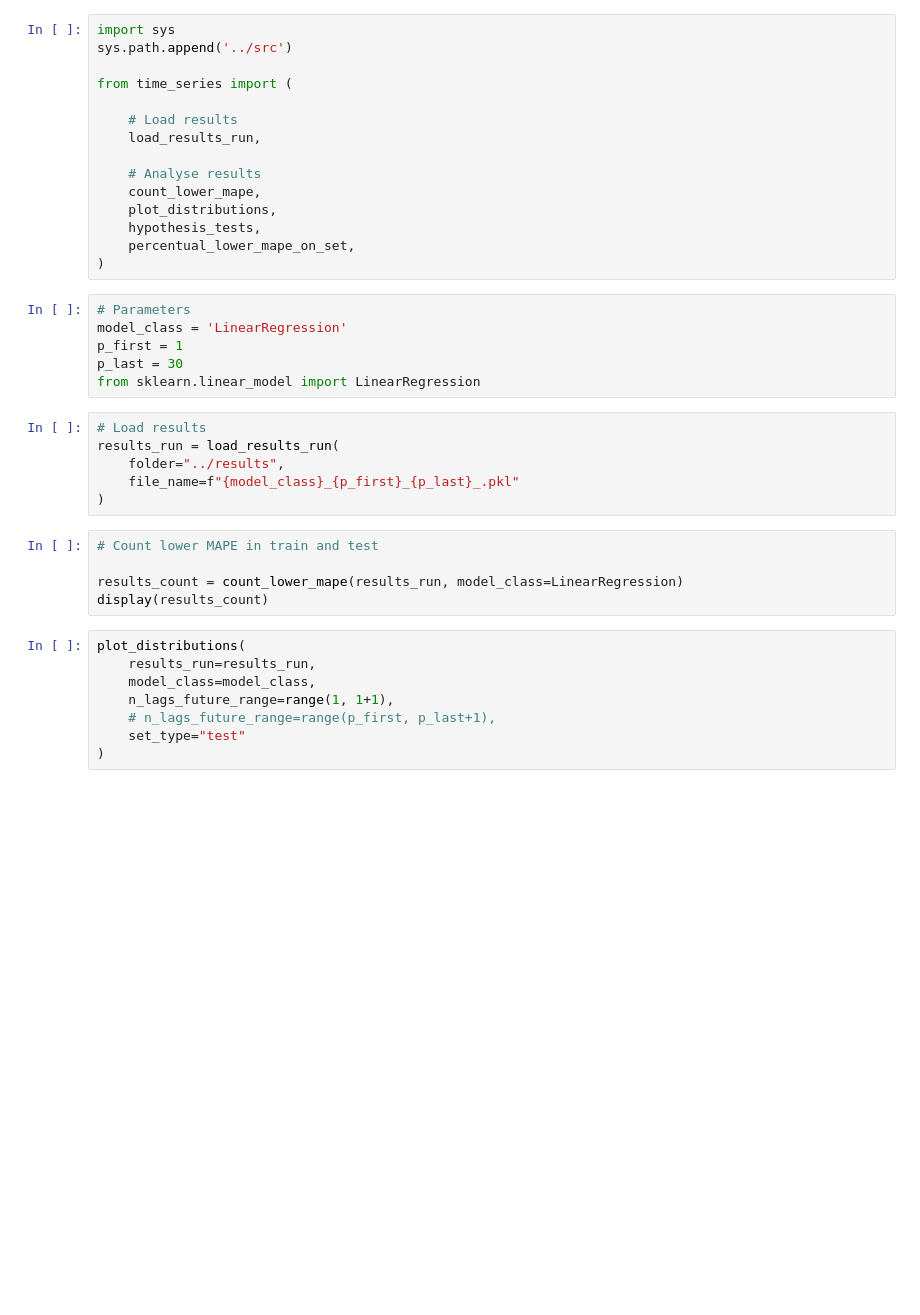
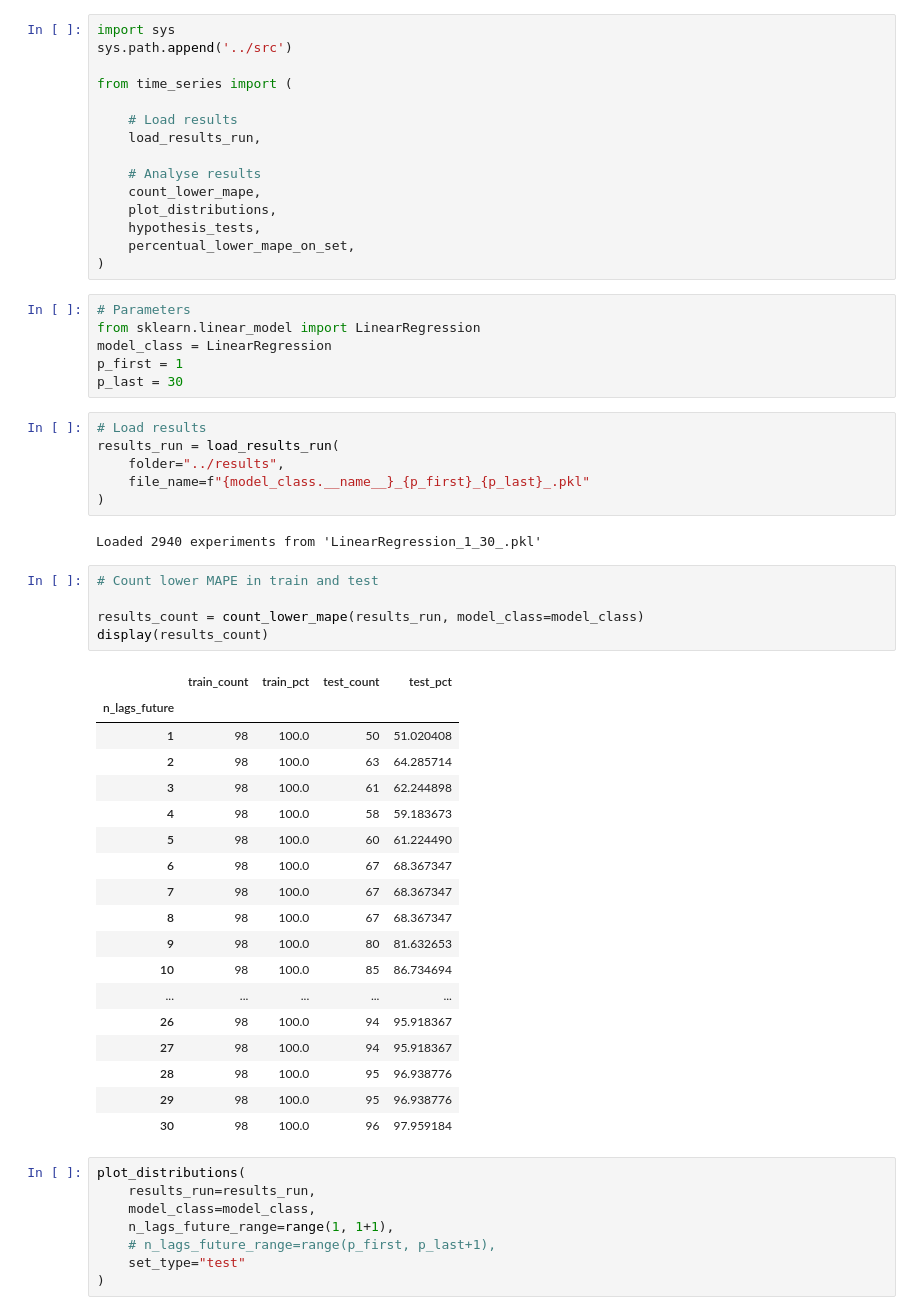
Before and after one commit to andrelfnovaes/auto-regressive-progressive, a Jupyter notebook: experiments/results_01.ipynb, the cells around one changed output. Drawn from its saved outputs; the diff is of its cells as text; blank space fills up the shorter version.

```diff
--- a/experiments/results_01.ipynb
+++ b/experiments/results_01.ipynb
@@ -15,21 +15,42 @@ from time_series import (
 )
 # %%
 # Parameters
-model_class = 'LinearRegression'
+from sklearn.linear_model import LinearRegression
+model_class = LinearRegression
 p_first = 1
 p_last = 30
-from sklearn.linear_model import LinearRegression
 # %%
 # Load results
 results_run = load_results_run(
     folder="../results",
-    file_name=f"{model_class}_{p_first}_{p_last}_.pkl"
+    file_name=f"{model_class.__name__}_{p_first}_{p_last}_.pkl"
 )
+# %% [output]
+Loaded 2940 experiments from 'LinearRegression_1_30_.pkl'
 # %%
 # Count lower MAPE in train and test
 
-results_count = count_lower_mape(results_run, model_class=LinearRegression)
+results_count = count_lower_mape(results_run, model_class=model_class)
 display(results_count)
+# %% [output]
+|  | train_count | train_pct | test_count | test_pct |
+| n_lags_future |  |  |  |  |
+| 1 | 98 | 100.0 | 50 | 51.020408 |
+| 2 | 98 | 100.0 | 63 | 64.285714 |
+| 3 | 98 | 100.0 | 61 | 62.244898 |
+| 4 | 98 | 100.0 | 58 | 59.183673 |
+| 5 | 98 | 100.0 | 60 | 61.224490 |
+| 6 | 98 | 100.0 | 67 | 68.367347 |
+| 7 | 98 | 100.0 | 67 | 68.367347 |
+| 8 | 98 | 100.0 | 67 | 68.367347 |
+| 9 | 98 | 100.0 | 80 | 81.632653 |
+| 10 | 98 | 100.0 | 85 | 86.734694 |
+| ... | ... | ... | ... | ... |
+| 26 | 98 | 100.0 | 94 | 95.918367 |
+| 27 | 98 | 100.0 | 94 | 95.918367 |
+| 28 | 98 | 100.0 | 95 | 96.938776 |
+| 29 | 98 | 100.0 | 95 | 96.938776 |
+| 30 | 98 | 100.0 | 96 | 97.959184 |
 # %%
 plot_distributions(
     results_run=results_run,
```
Also changed, not shown: parts of 3 cells of this notebook, 2 other files.
